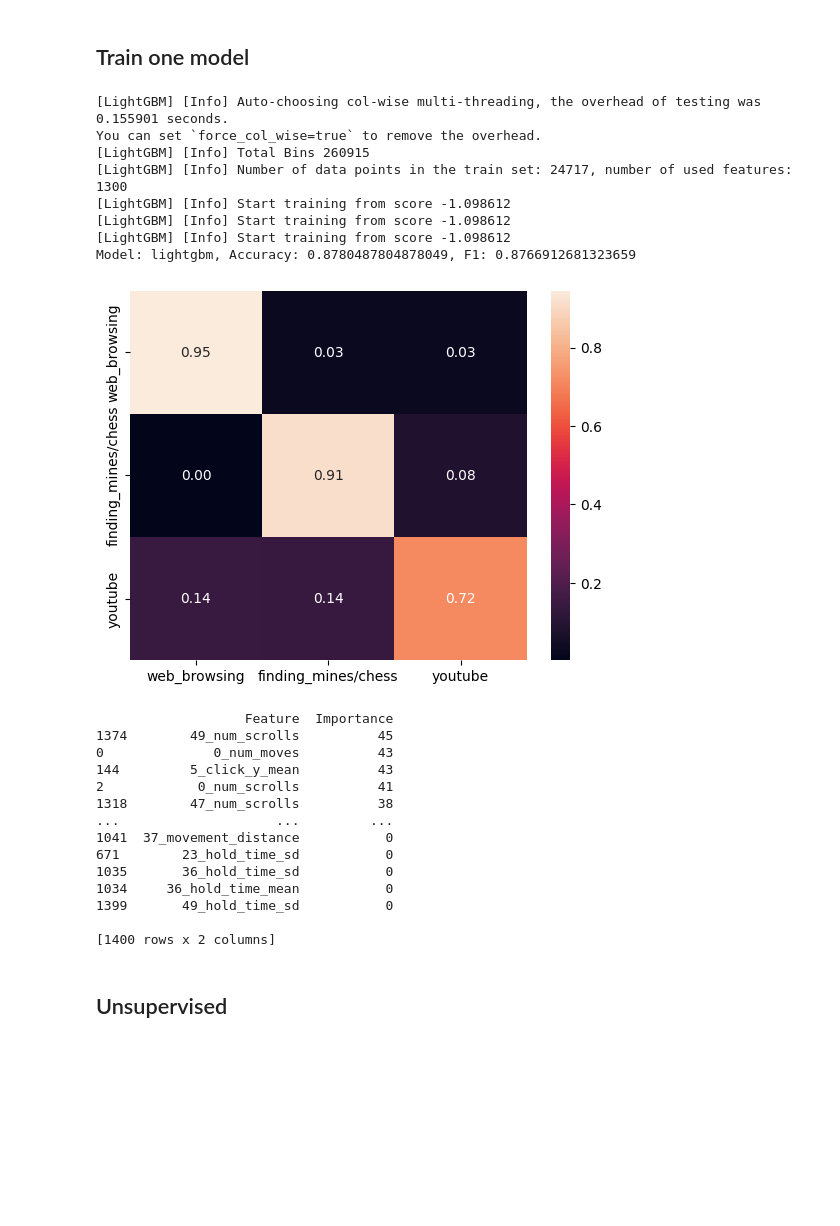
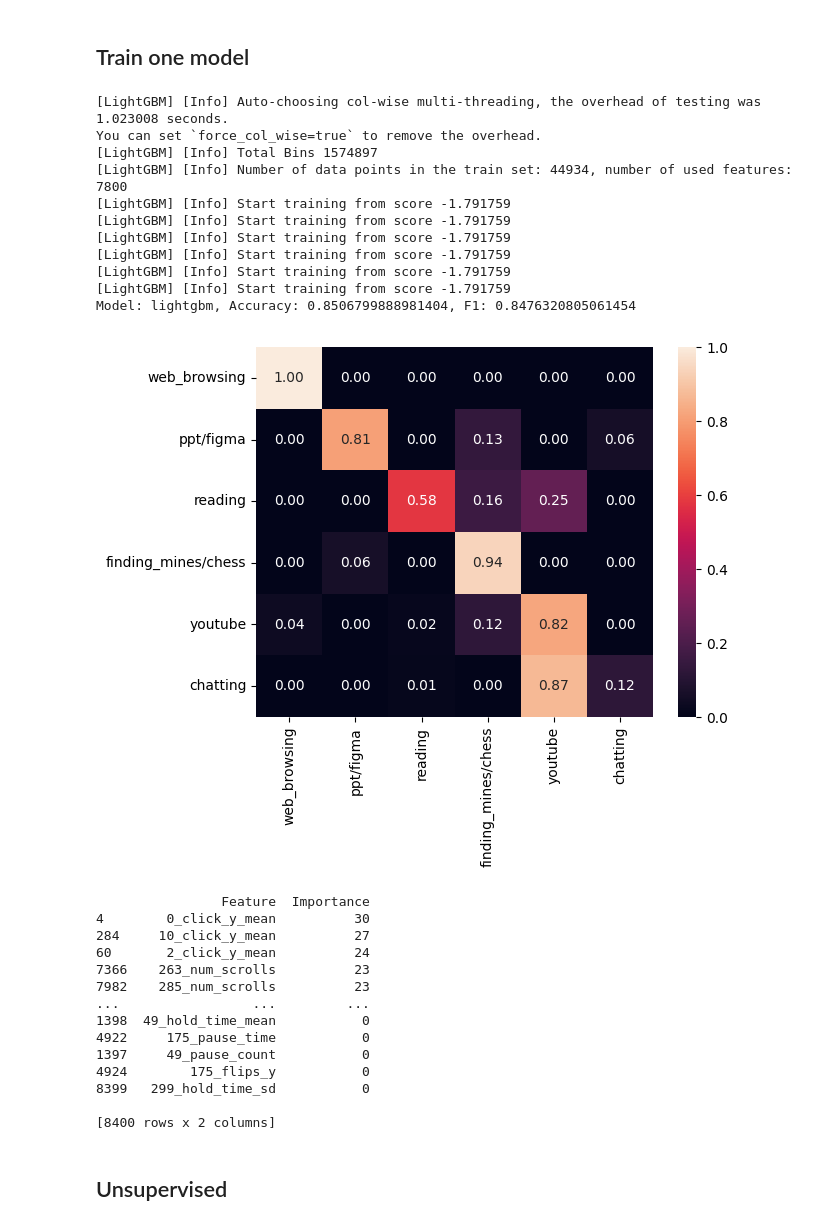
Before and after one commit to jangsus1/ML-Fall24-Team7, a Jupyter notebook: feature_extraction.ipynb, the cells around one changed output. Cells and saved outputs as stored; diff of their text form; code cells hidden in the pictures; blank space fills up the shorter version.

```diff
--- a/feature_extraction.ipynb
+++ b/feature_extraction.ipynb
@@ -270,7 +262,7 @@ KeyboardInterrupt:
 ## Train one model
 # %%
 model_name = "lightgbm"
-window_size = 50
+window_size = 300
 X, y, y_pred, model, scaler = train(model_name, window_size, 2, split=0.8)
 acc = accuracy_score(y, y_pred)
 f1 = f1_score(y, y_pred, average='weighted')
@@ -301,55 +293,58 @@ feature_names = [
         "velocity_y_mean",
         "acceleration_mean",
         "acceleration_max",
         "acceleration_min",
         "acceleration_sd",
         "jerk_mean",
         "jerk_sd",
         "angular_velocity_mean",
         "angular_velocity_sd",
         "movement_duration",
         "total_time",
         "pause_time",
         "flips_x",
         "flips_y",
         "pause_count",
         "hold_time_mean",
         "hold_time_sd",
     ]
 ]
 
 importance = model.feature_importances_
 # Organize results into a DataFrame
 importance_df = pd.DataFrame({
     'Feature': feature_names,
     'Importance': importance
 }).sort_values(by='Importance', ascending=False)
 importance_df.to_csv(f"{model_name}_importance.csv", index=False)
 print(importance_df)
 # %% [output]
-[LightGBM] [Info] Auto-choosing col-wise multi-threading, the overhead of testing was 0.155901 seconds.
+[LightGBM] [Info] Auto-choosing col-wise multi-threading, the overhead of testing was 1.023008 seconds.
 You can set `force_col_wise=true` to remove the overhead.
-[LightGBM] [Info] Total Bins 260915
-[LightGBM] [Info] Number of data points in the train set: 24717, number of used features: 1300
-[LightGBM] [Info] Start training from score -1.098612
-[LightGBM] [Info] Start training from score -1.098612
-[LightGBM] [Info] Start training from score -1.098612
-Model: lightgbm, Accuracy: 0.8780487804878049, F1: 0.8766912681323659
+[LightGBM] [Info] Total Bins 1574897
+[LightGBM] [Info] Number of data points in the train set: 44934, number of used features: 7800
+[LightGBM] [Info] Start training from score -1.791759
+[LightGBM] [Info] Start training from score -1.791759
+[LightGBM] [Info] Start training from score -1.791759
+[LightGBM] [Info] Start training from score -1.791759
+[LightGBM] [Info] Start training from score -1.791759
+[LightGBM] [Info] Start training from score -1.791759
+Model: lightgbm, Accuracy: 0.8506799888981404, F1: 0.8476320805061454
-[figure, old version]
+[figure, new version]
-                   Feature  Importance
-1374        49_num_scrolls          45
-0              0_num_moves          43
-144         5_click_y_mean          43
-2            0_num_scrolls          41
-1318        47_num_scrolls          38
-...                    ...         ...
-1041  37_movement_distance           0
-671        23_hold_time_sd           0
-1035       36_hold_time_sd           0
-1034     36_hold_time_mean           0
-1399       49_hold_time_sd           0
+                Feature  Importance
+4        0_click_y_mean          30
+284     10_click_y_mean          27
+60       2_click_y_mean          24
+7366    263_num_scrolls          23
+7982    285_num_scrolls          23
+...                 ...         ...
+1398  49_hold_time_mean           0
+4922     175_pause_time           0
+1397     49_pause_count           0
+4924        175_flips_y           0
+8399   299_hold_time_sd           0
 
-[1400 rows x 2 columns]
+[8400 rows x 2 columns]
 # %% [markdown]
 ## Unsupervised
 # %%
```
Also changed, not shown: parts of 2 cells of this notebook, 5 other files.
